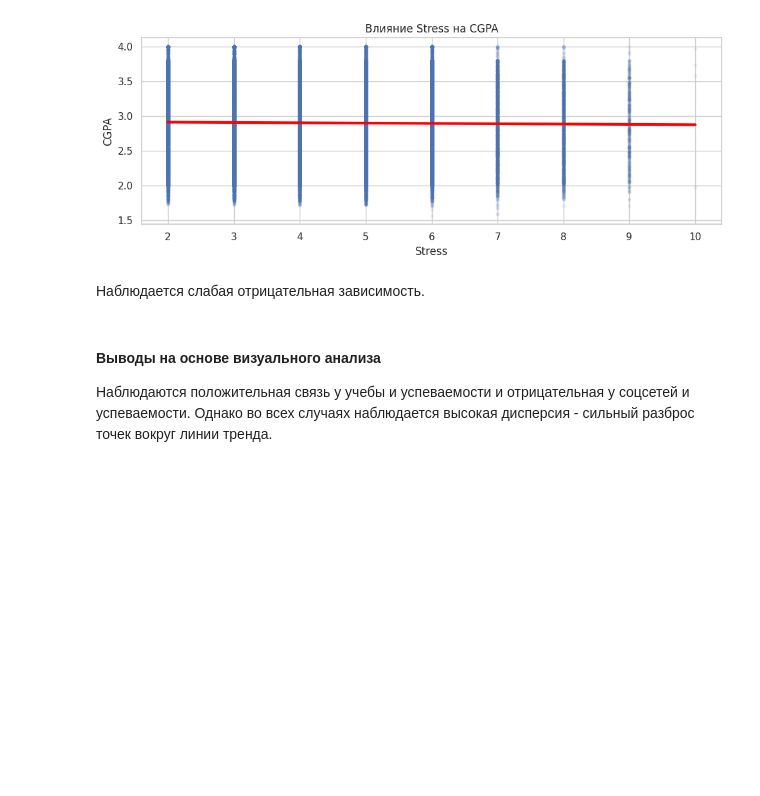
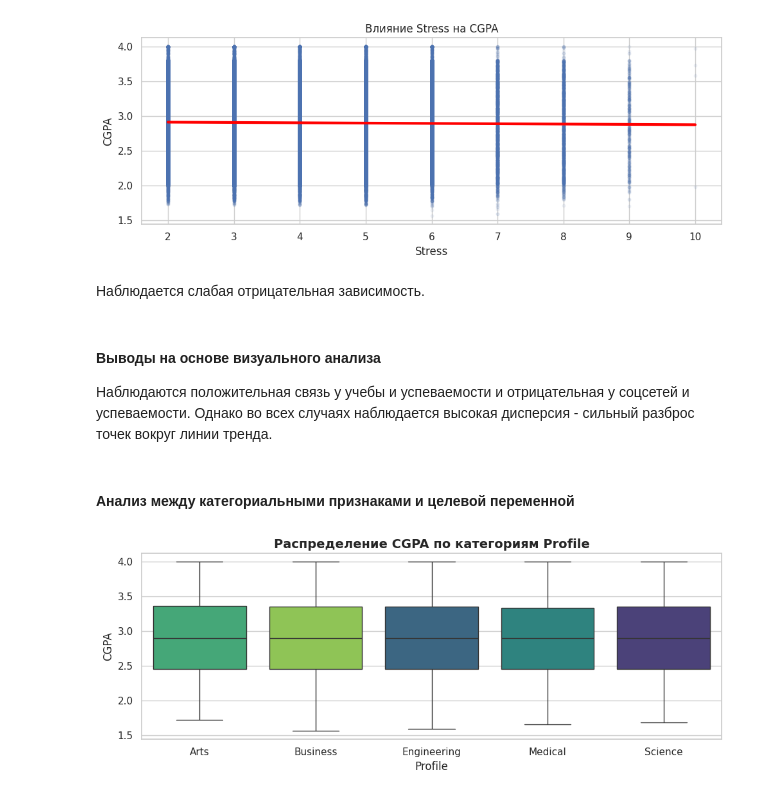
Before and after one commit to programx-dev/data-science-frameworks-sem2, a Jupyter notebook: main.ipynb, the cells around one changed output. Saved outputs shown, nothing was run; the diff lists cells and outputs as text; code cells hidden in the pictures; blank space fills up the shorter version.

```diff
--- a/main.ipynb
+++ b/main.ipynb
@@ -500,3 +503,27 @@ plot_num_feat_vs_target(eda_df["Stress"], eda_df["CGPA"])
 # %% [markdown]
 #### Выводы на основе визуального анализа
 Наблюдаются положительная связь у учебы и успеваемости и отрицательная у соцсетей и успеваемости. Однако во всех случаях наблюдается высокая дисперсия - сильный разброс точек вокруг линии тренда.
+# %% [markdown]
+#### Анализ между категориальными признаками и целевой переменной
+# %%
+def plot_cat_feat_vs_target(df: pd.DataFrame, feat_col: str, target_col: str):
+    plt.figure(figsize=(10, 4))
+
+    order = df.groupby(feat_col)[target_col].median().sort_values(ascending=False).index
+
+    sns.boxplot(
+        data=df, x=feat_col, y=target_col, order=order, hue=feat_col, palette="viridis"
+    )
+
+    plt.title(
+        f"Распределение {target_col} по категориям {feat_col}",
+        fontsize=14,
+        fontweight="bold",
+    )
+
+    plt.tight_layout()
+    plt.show()
+# %%
+plot_cat_feat_vs_target(eda_df, "Profile", "CGPA")
+# %% [output]
+[figure, added]
```
Also changed, not shown: parts of 34 cells of this notebook.
